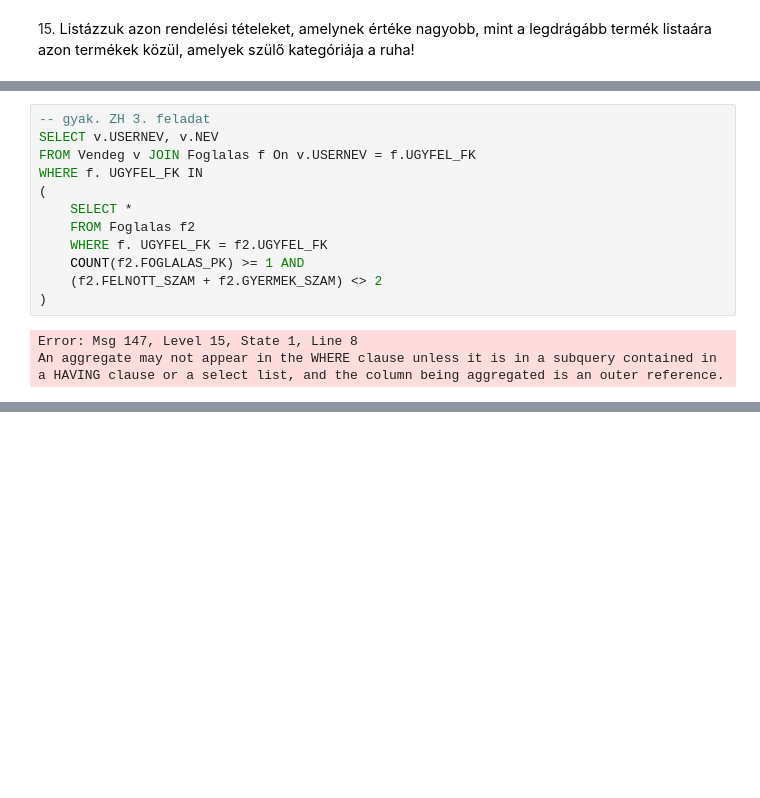
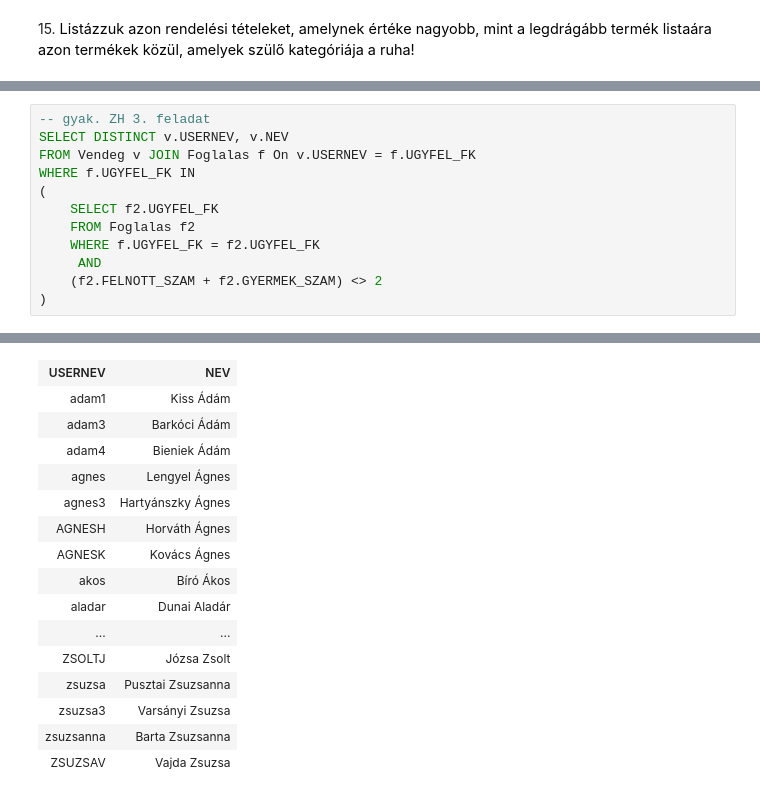
Before and after one commit to KataBaumgartner/adatbazisok, a Jupyter notebook: gyakorlat06_feladatok.ipynb, the cells around one changed output, grey strips where cells are left out. Drawn from its saved outputs; the diff is of its cells as text; blank space fills up the shorter version.

```diff
--- a/gyakorlat06_feladatok.ipynb
+++ b/gyakorlat06_feladatok.ipynb
@@ -261,16 +285,14 @@ Total execution time: 00:00:00.010
 | eszter2 | Balogh Eszter | eszter.balogh@mail.hu | 6760 Kistelek Kossuth utca 11. | 1998-01-31 | 27 | 27 |
 # %%
 -- gyak. ZH 3. feladat
-SELECT v.USERNEV, v.NEV
+SELECT DISTINCT v.USERNEV, v.NEV
 FROM Vendeg v JOIN Foglalas f On v.USERNEV = f.UGYFEL_FK
-WHERE f. UGYFEL_FK IN
+WHERE f.UGYFEL_FK IN
 (
-    SELECT *
+    SELECT f2.UGYFEL_FK
     FROM Foglalas f2
-    WHERE f. UGYFEL_FK = f2.UGYFEL_FK
-    COUNT(f2.FOGLALAS_PK) >= 1 AND
+    WHERE f.UGYFEL_FK = f2.UGYFEL_FK
+     AND
     (f2.FELNOTT_SZAM + f2.GYERMEK_SZAM) <> 2
 )
 # %% [output]
-Error: Msg 147, Level 15, State 1, Line 8
-An aggregate may not appear in the WHERE clause unless it is in a subquery contained in a HAVING clause or a select list, and the column being aggregated is an outer reference.
@@ -277,0 +301,16 @@ Total execution time: 00:00:00.002
+| USERNEV | NEV |
+| adam1 | Kiss Ádám |
+| adam3 | Barkóci Ádám |
+| adam4 | Bieniek Ádám |
+| agnes | Lengyel Ágnes |
+| agnes3 | Hartyánszky Ágnes |
+| AGNESH | Horváth Ágnes |
+| AGNESK | Kovács Ágnes |
+| akos | Bíró Ákos |
+| aladar | Dunai Aladár |
+| ... | ... |
+| ZSOLTJ | Józsa Zsolt |
+| zsuzsa | Pusztai Zsuzsanna |
+| zsuzsa3 | Varsányi Zsuzsa |
+| zsuzsanna | Barta Zsuzsanna |
+| ZSUZSAV | Vajda Zsuzsa |
```
Also changed, not shown: parts of 4 cells of this notebook.
